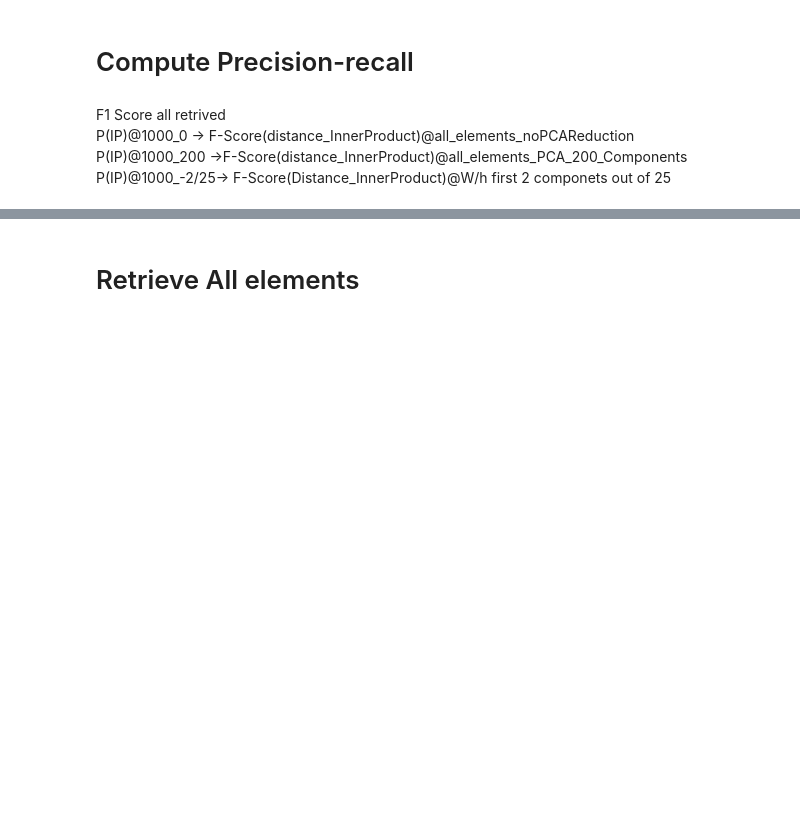
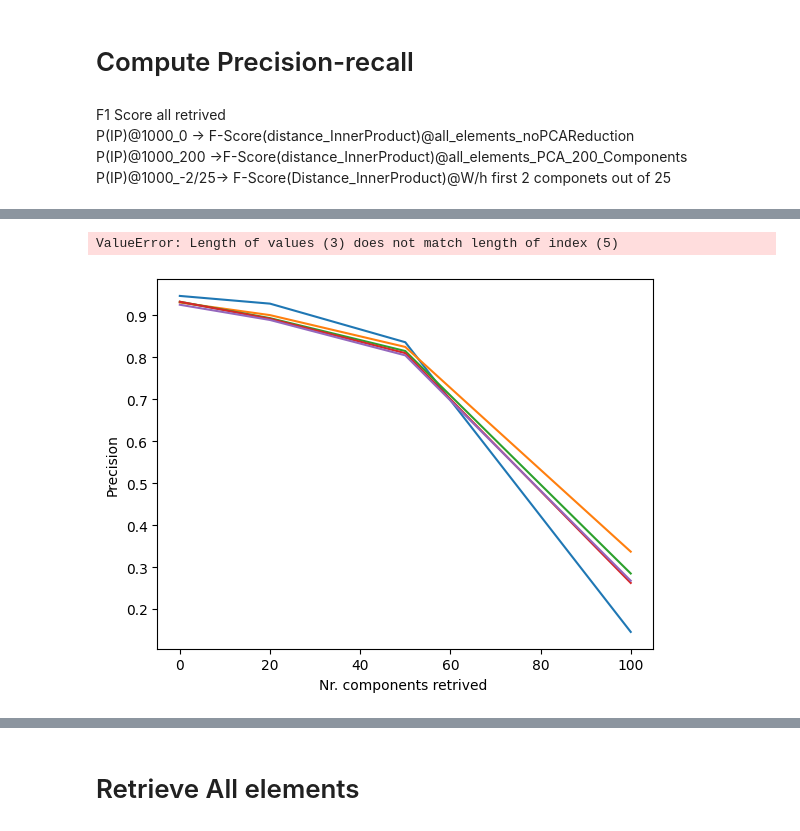
Before and after one commit to villifCoder559/VGGFaceFeatures_PCA, a Jupyter notebook: VGGFace.ipynb, the cells around one changed output, grey strips where cells are left out. Saved outputs shown, nothing was run; the diff lists cells and outputs as text; code cells hidden in the pictures; blank space fills up the shorter version.

```diff
--- a/VGGFace.ipynb
+++ b/VGGFace.ipynb
@@ -256,14 +257,17 @@ def create_DataFrame(id_labels,selected_name_result,selected_precision_result,no
   return df
 # %%
 df_list=[]
+avg_precision=[]
 for i in range(precision_results.shape[0]):
   for j in range(precision_results.shape[1]):
     selected_name_result = name_results[i][j]
     selected_recall_result = recall_results[i][j]
     selected_precision_result = precision_results[i][j]
+    avg_precision.append(np.mean(selected_precision_result))
     id_labels,normalization_factors = np.unique(y_test,return_counts=True)
     df=create_DataFrame(id_labels,selected_name_result,selected_precision_result,normalization_factors,j,list_n_components,i)
     df_list.append(df)
+avg_precision=np.array(avg_precision).reshape(len(list_top_elements),len(list_n_components))
 # %% [markdown]
 F1 Score all retrived<br>
 P(IP)@1000_0    -> F-Score(distance_InnerProduct)@all_elements_noPCAReduction<br>
@@ -304,3 +358,26 @@ merged_df.drop(columns=['Faces']).style.highlight_max(color = 'green', axis = 1)
+# %%
+avg_prec_T=avg_precision
+table={}
+for i in range(avg_prec_T.shape[0]):
+  table['P@'+str(list_top_elements[i])]=avg_prec_T[i]
+df_avg=pd.DataFrame(table,index=['','','','',''])
+df_avg.insert(0,'comp. PCA',list_n_components)
+df_avg.style.format(precision=2)
+# %% [output]
+ValueError: Length of values (3) does not match length of index (5)
+# %%
+x_axis=[]
+y_axis=[]
+for i in range(avg_precision.shape[0]):
+  x_axis.append(list_n_components[i])
+  y_axis.append(avg_precision[i][:])
+plt.plot(x_axis, y_axis)
+plt.xlabel('Nr. components retrived ')
+plt.ylabel('Precision')
+# plt.title('Title of the Plot')
+plt.show()
+# %% [output]
+[figure, added]
 # %%
 merged_df=df_list[0]
 for i in range(1,len(df_list)):
```
Also changed, not shown: parts of 29 cells of this notebook.
